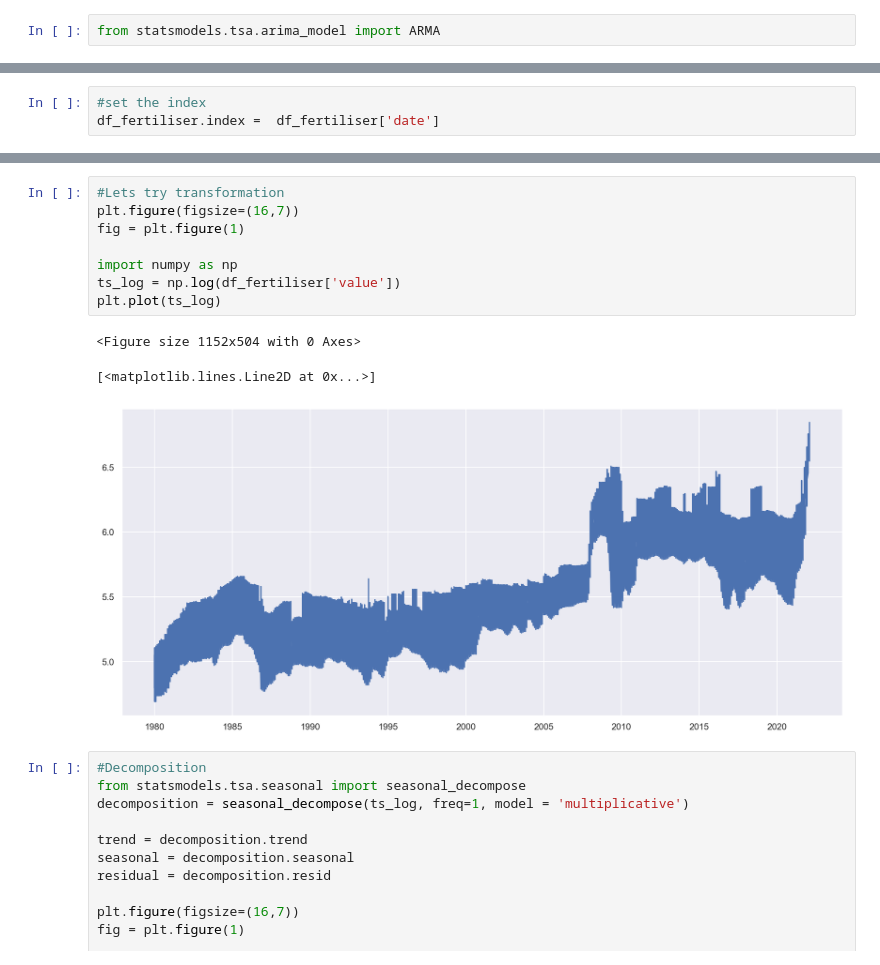
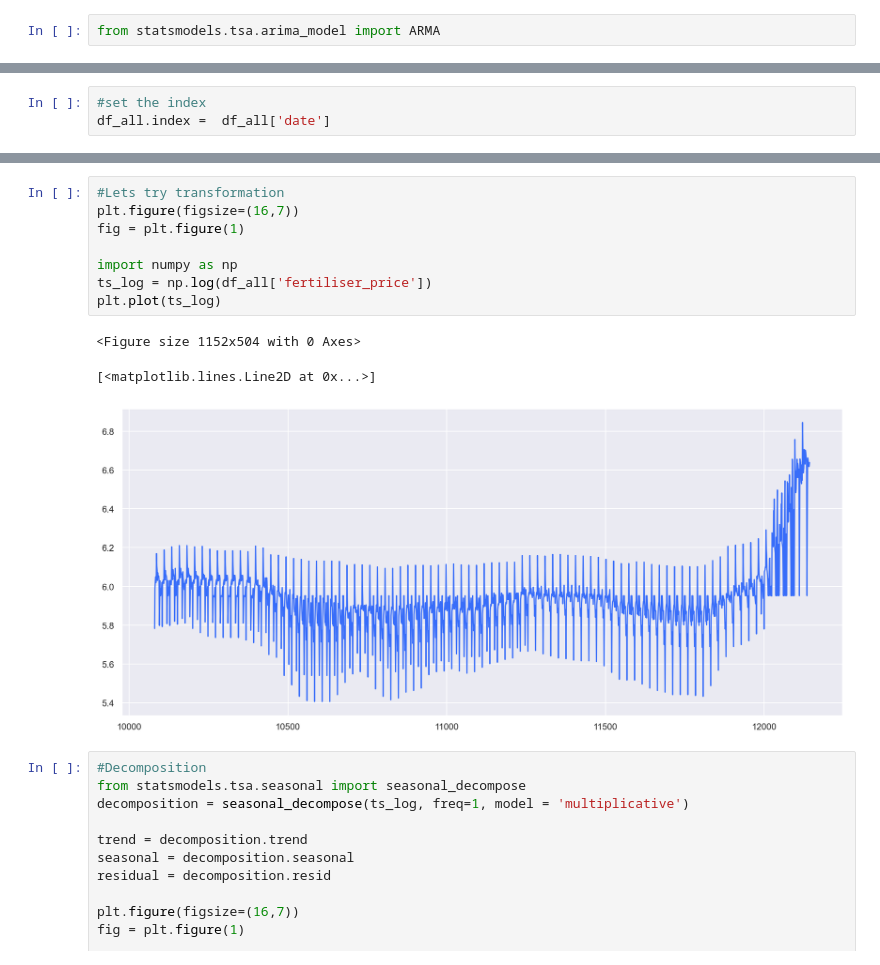
Before and after one commit to RitRa/Msc_CA2, a Jupyter notebook: notebooks/CA2_models.ipynb, the cells around one changed output, grey strips where cells are left out. Saved outputs shown, nothing was run; the diff lists cells and outputs as text.

```diff
--- a/notebooks/CA2_models.ipynb
+++ b/notebooks/CA2_models.ipynb
@@ -586,4 +645,4 @@ memory usage: 416.4+ KB
 # %%
 #set the index
-df_fertiliser.index =  df_fertiliser['date']
+df_all.index =  df_all['date']
 # %%
@@ -664,15 +721,15 @@ Text(0.5, 1.0, 'Rolling Mean & Standard Deviation')
 # %%
 #Lets try transformation
 plt.figure(figsize=(16,7))
 fig = plt.figure(1)
 
 import numpy as np
-ts_log = np.log(df_fertiliser['value'])
+ts_log = np.log(df_all['fertiliser_price'])
 plt.plot(ts_log)
 # %% [output]
 <Figure size 1152x504 with 0 Axes>
 [<matplotlib.lines.Line2D at 0x...>]
-[figure, old version]
+[figure, new version]
 # %%
 #Decomposition
 from statsmodels.tsa.seasonal import seasonal_decompose
```
Also changed, not shown: parts of 17 cells of this notebook, 1 other file.
